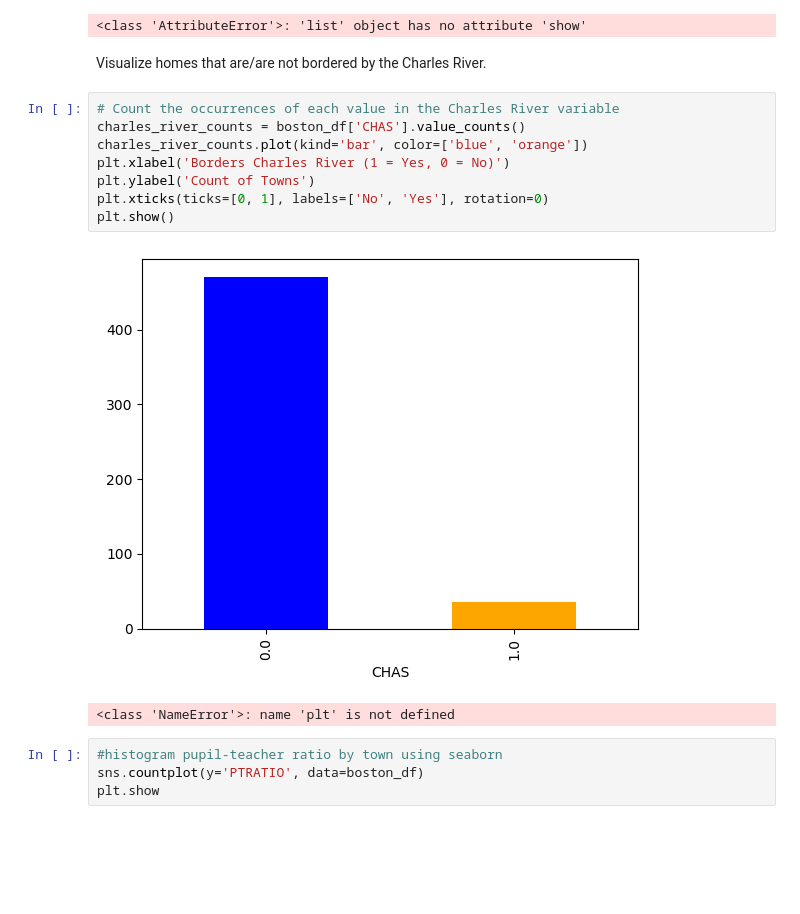
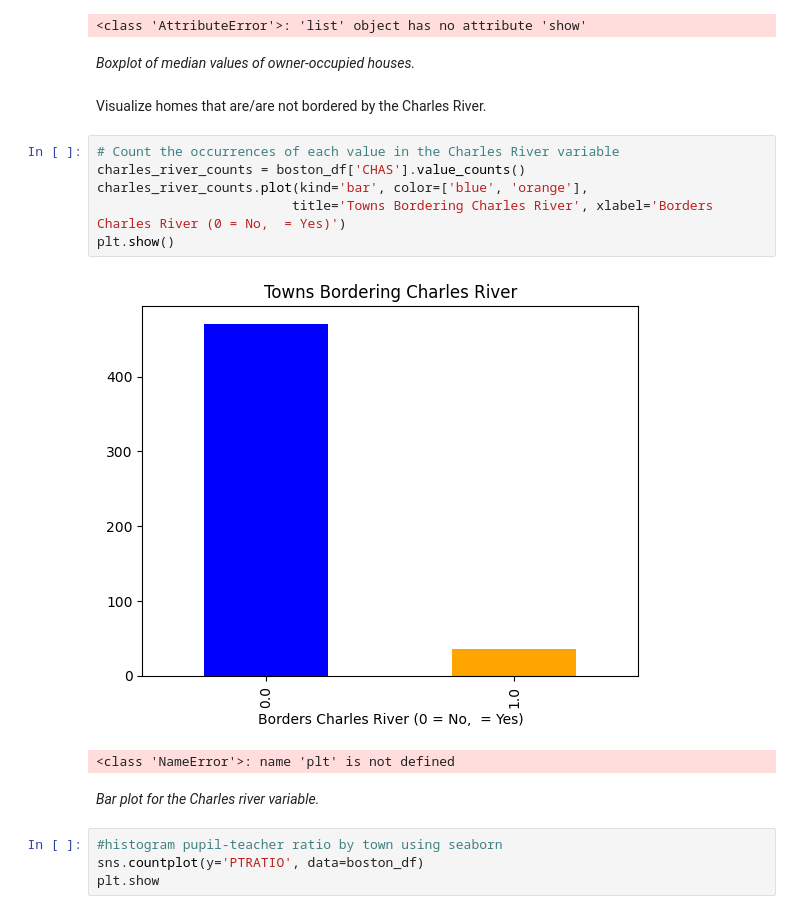
Before and after one commit to amoral1/Boston-Housing-Data, a Jupyter notebook: Boston_Data_forpeers.jupyterlite.ipynb, the cells around one changed output. Saved outputs shown, nothing was run; the diff lists cells and outputs as text; blank space fills up the shorter version.

```diff
--- a/Boston_Data_forpeers.jupyterlite.ipynb
+++ b/Boston_Data_forpeers.jupyterlite.ipynb
@@ -44,19 +35,21 @@ bxplt.show()
 # %% [output]
 [figure]
 <class 'AttributeError'>: 'list' object has no attribute 'show'
+# %% [markdown]
+*Boxplot of median values of owner-occupied houses.*
 # %% [markdown]
 Visualize homes that are/are not bordered by the Charles River.
 # %%
 # Count the occurrences of each value in the Charles River variable
 charles_river_counts = boston_df['CHAS'].value_counts()
-charles_river_counts.plot(kind='bar', color=['blue', 'orange'])
-plt.xlabel('Borders Charles River (1 = Yes, 0 = No)')
-plt.ylabel('Count of Towns')
-plt.xticks(ticks=[0, 1], labels=['No', 'Yes'], rotation=0)
+charles_river_counts.plot(kind='bar', color=['blue', 'orange'],
+                         title='Towns Bordering Charles River', xlabel='Borders Charles River (0 = No,  = Yes)')
 plt.show()
 # %% [output]
-[figure, old version]
+[figure, new version]
 <class 'NameError'>: name 'plt' is not defined
+# %% [markdown]
+*Bar plot for the Charles river variable.*
 # %%
 #histogram pupil-teacher ratio by town using seaborn
 sns.countplot(y='PTRATIO', data=boston_df)
```
Also changed, not shown: parts of 5 cells of this notebook.
